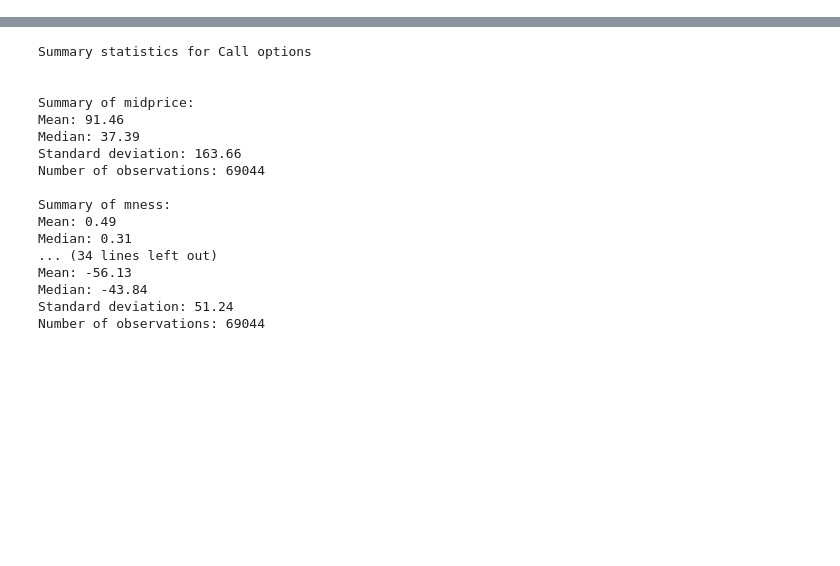
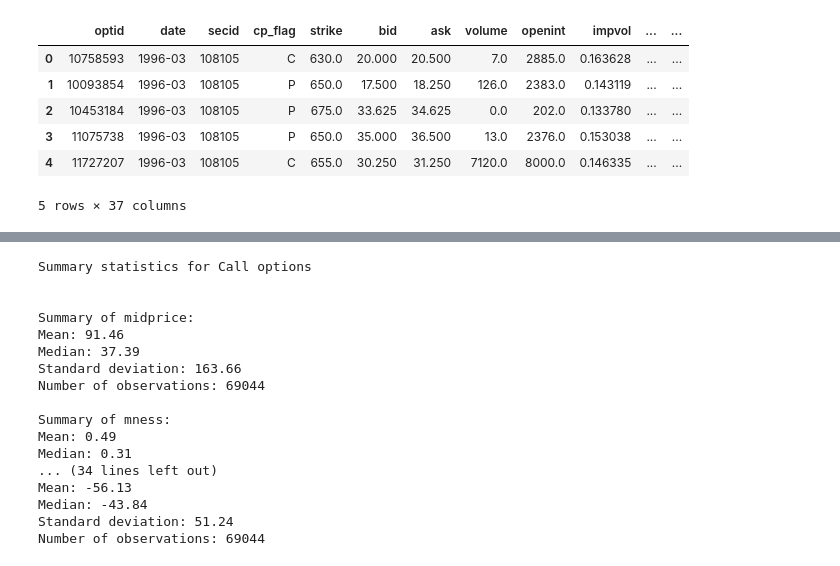
Before and after one commit to kostyantynHrytsyuk/risk-options-2021, a Jupyter notebook: Project_2.ipynb, the cells around one changed output, grey strips where cells are left out. Drawn from its saved outputs; the diff is of its cells as text; code cells hidden in the pictures; blank space fills up the shorter version.

```diff
--- a/Project_2.ipynb
+++ b/Project_2.ipynb
@@ -14,3 +15,13 @@ df = df[277:]
+# %%
+df.head()
+# %% [output]
+|  | optid | date | secid | cp_flag | strike | bid | ask | volume | openint | impvol | ... | ... |
+| 0 | 10758593 | 1996-03 | 108105 | C | 630.0 | 20.000 | 20.500 | 7.0 | 2885.0 | 0.163628 | ... | ... |
+| 1 | 10093854 | 1996-03 | 108105 | P | 650.0 | 17.500 | 18.250 | 126.0 | 2383.0 | 0.143119 | ... | ... |
+| 2 | 10453184 | 1996-03 | 108105 | P | 675.0 | 33.625 | 34.625 | 0.0 | 202.0 | 0.133780 | ... | ... |
+| 3 | 11075738 | 1996-03 | 108105 | P | 650.0 | 35.000 | 36.500 | 13.0 | 2376.0 | 0.153038 | ... | ... |
+| 4 | 11727207 | 1996-03 | 108105 | C | 655.0 | 30.250 | 31.250 | 7120.0 | 8000.0 | 0.146335 | ... | ... |
+5 rows × 37 columns
 # %%
 df.info()
 # %% [output]
```
Also changed, not shown: parts of 24 cells of this notebook.
